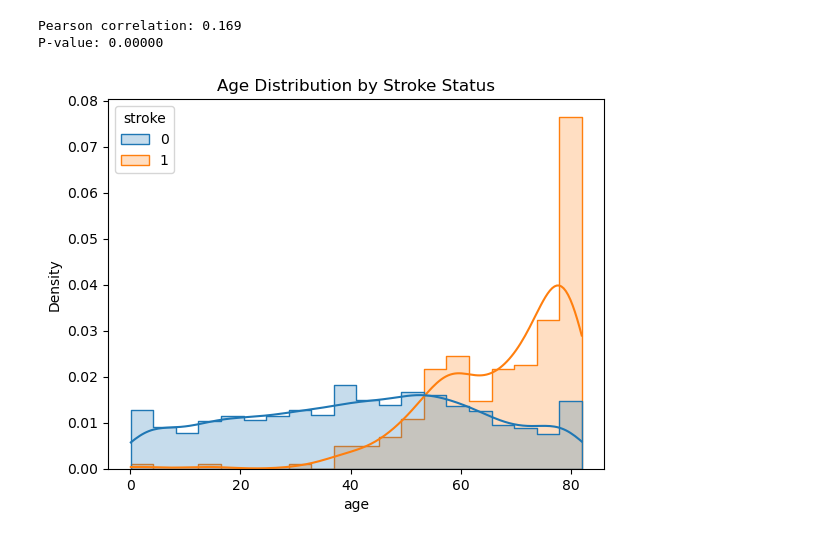
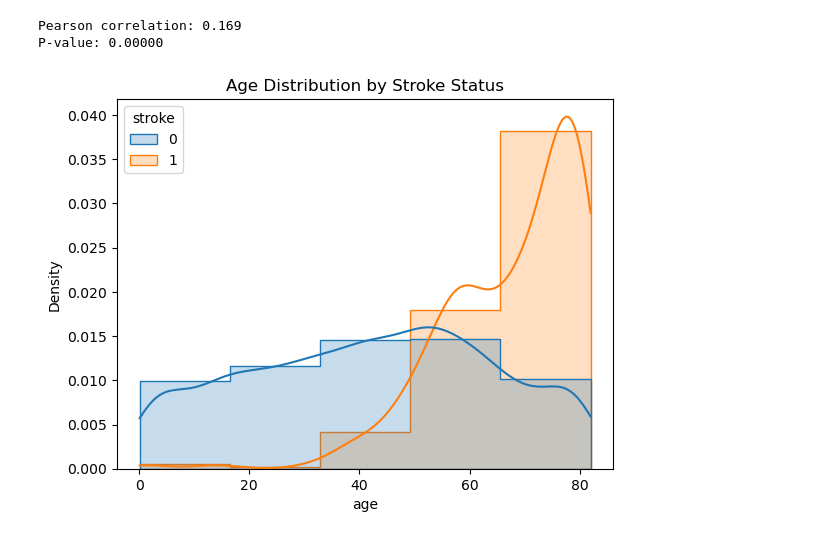
Before and after one commit to AntekBall/DataMiningProjekt, a Jupyter notebook: Preprocessing_and_EDA.ipynb, the cells around one changed output. Saved outputs shown, nothing was run; the diff lists cells and outputs as text; code cells hidden in the pictures.

```diff
--- a/Preprocessing_and_EDA.ipynb
+++ b/Preprocessing_and_EDA.ipynb
@@ -98,3 +108,5 @@ Name: count, dtype: int64
+# %%
+df['smoking_status'] = df['smoking_status'].replace('Unknown', 'never smoked')
 # %%
 df['gender'].value_counts()
 # %% [output]
@@ -194,8 +254,8 @@ print(f"P-value: {p:.5f}")
 Pearson correlation: 0.169
 P-value: 0.00000
 # %%
-sns.histplot(data=df, x='age', hue='stroke', kde=True, element='step', stat='density', common_norm=False)
+sns.histplot(data=df, x='age', hue='stroke', kde=True, element='step', stat='density', common_norm=False,bins=5)
 plt.title('Age Distribution by Stroke Status')
 plt.show()
 # %% [output]
-[figure, old version]
+[figure, new version]
```
Also changed, not shown: parts of 23 cells of this notebook, 1 other file.
